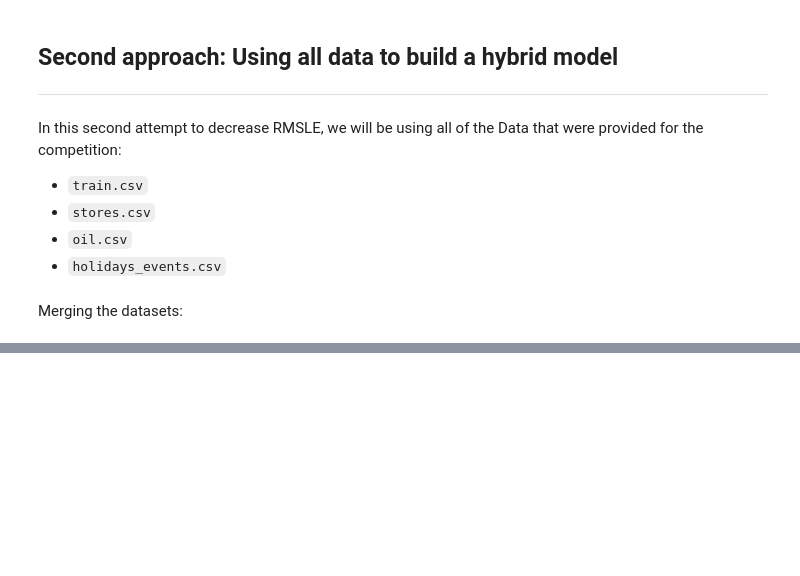
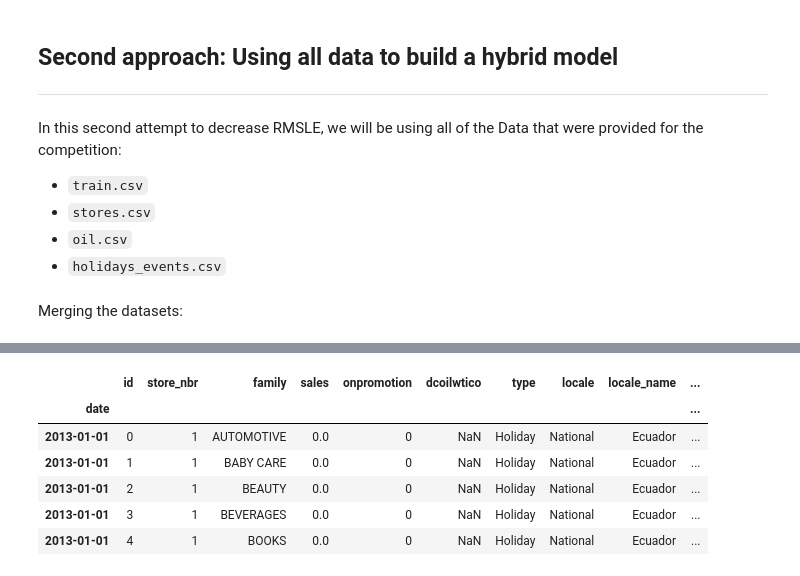
Before and after one commit to edmar-bevilaqua/data_science, a Jupyter notebook: Projects/Kaggle/Store Sales - Time Series Forecasting/store_sales.ipynb, the cells around one changed output, grey strips where cells are left out. Drawn from its saved outputs; the diff is of its cells as text; code cells hidden in the pictures; blank space fills up the shorter version.

```diff
--- a/Projects/Kaggle/Store Sales - Time Series Forecasting/store_sales.ipynb
+++ b/Projects/Kaggle/Store Sales - Time Series Forecasting/store_sales.ipynb
@@ -545,0 +550,11 @@ sales
+# %%
+sales = sales.set_index('date').to_period('D')
+sales.head()
+# %% [output]
+|  | id | store_nbr | family | sales | onpromotion | dcoilwtico | type | locale | locale_name | ... |
+| date |  |  |  |  |  |  |  |  |  | ... |
+| 2013-01-01 | 0 | 1 | AUTOMOTIVE | 0.0 | 0 | NaN | Holiday | National | Ecuador | ... |
+| 2013-01-01 | 1 | 1 | BABY CARE | 0.0 | 0 | NaN | Holiday | National | Ecuador | ... |
+| 2013-01-01 | 2 | 1 | BEAUTY | 0.0 | 0 | NaN | Holiday | National | Ecuador | ... |
+| 2013-01-01 | 3 | 1 | BEVERAGES | 0.0 | 0 | NaN | Holiday | National | Ecuador | ... |
+| 2013-01-01 | 4 | 1 | BOOKS | 0.0 | 0 | NaN | Holiday | National | Ecuador | ... |
```
Also changed, not shown: parts of 6 cells of this notebook.
